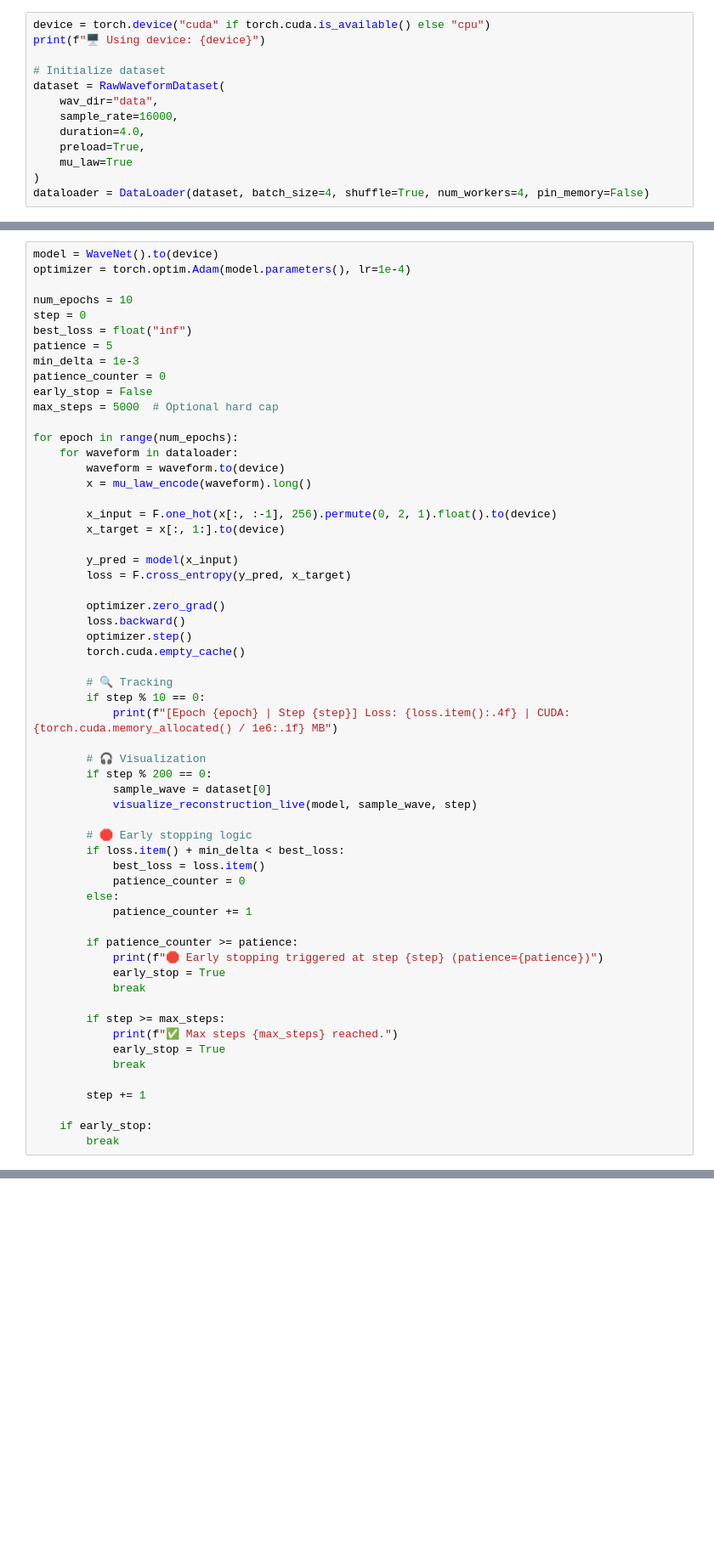
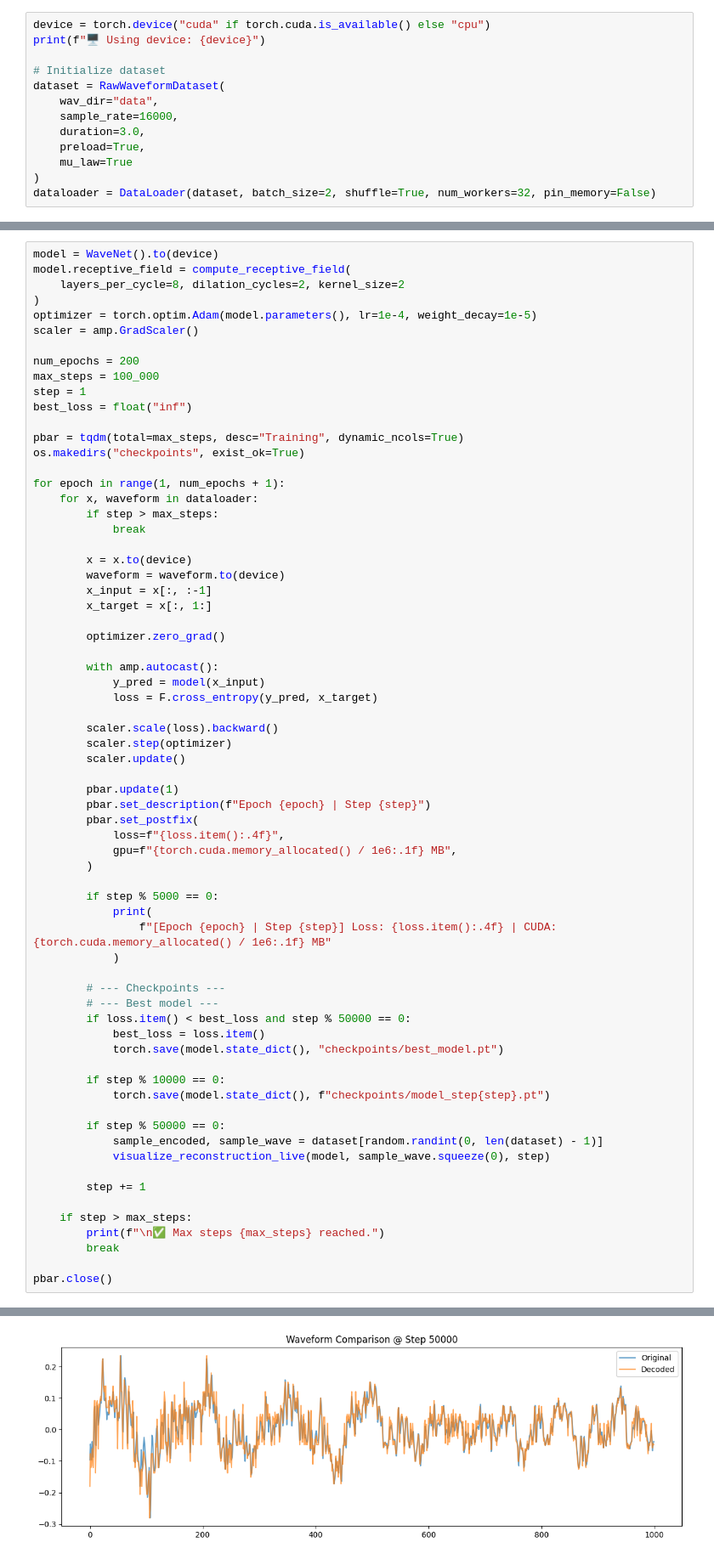
Before and after one commit to rsm-roguchi/cse253-assignment2, a Jupyter notebook: task3_new.ipynb, the cells around one changed output, grey strips where cells are left out. Shown at 85% size. Saved outputs shown, nothing was run; the diff lists cells and outputs as text; blank space fills up the shorter version.

```diff
--- a/task3_new.ipynb
+++ b/task3_new.ipynb
@@ -133,11 +237,11 @@ print(f"🖥️ Using device: {device}")
 dataset = RawWaveformDataset(
     wav_dir="data",
     sample_rate=16000,
-    duration=4.0,
+    duration=3.0,
     preload=True,
     mu_law=True
 )
-dataloader = DataLoader(dataset, batch_size=4, shuffle=True, num_workers=4, pin_memory=False)
+dataloader = DataLoader(dataset, batch_size=2, shuffle=True, num_workers=32, pin_memory=False)
 # %% [output]
 🖥️ Using device: cuda
 🔁 Preloading 1000 audio files...
@@ -184,61 +301,70 @@ def visualize_reconstruction_live(model, waveform, step, sample_rate=16000):
     plt.show()
 # %%
 model = WaveNet().to(device)
-optimizer = torch.optim.Adam(model.parameters(), lr=1e-4)
+model.receptive_field = compute_receptive_field(
+    layers_per_cycle=8, dilation_cycles=2, kernel_size=2
+)
+optimizer = torch.optim.Adam(model.parameters(), lr=1e-4, weight_decay=1e-5)
+scaler = amp.GradScaler()
 
-num_epochs = 10
-step = 0
+num_epochs = 200
+max_steps = 100_000
+step = 1
 best_loss = float("inf")
-patience = 5
-min_delta = 1e-3
-patience_counter = 0
-early_stop = False
-max_steps = 5000  # Optional hard cap
 
-for epoch in range(num_epochs):
-    for waveform in dataloader:
+pbar = tqdm(total=max_steps, desc="Training", dynamic_ncols=True)
+os.makedirs("checkpoints", exist_ok=True)
+
+for epoch in range(1, num_epochs + 1):
+    for x, waveform in dataloader:
+        if step > max_steps:
+            break
+
+        x = x.to(device)
         waveform = waveform.to(device)
-        x = mu_law_encode(waveform).long()
-
-        x_input = F.one_hot(x[:, :-1], 256).permute(0, 2, 1).float().to(device)
-        x_target = x[:, 1:].to(device)
-
-        y_pred = model(x_input)
-        loss = F.cross_entropy(y_pred, x_target)
+        x_input = x[:, :-1]
+        x_target = x[:, 1:]
 
         optimizer.zero_grad()
-        loss.backward()
-        optimizer.step()
-        torch.cuda.empty_cache()
 
-        # 🔍 Tracking
-        if step % 10 == 0:
-            print(f"[Epoch {epoch} | Step {step}] Loss: {loss.item():.4f} | CUDA: {torch.cuda.memory_allocated() / 1e6:.1f} MB")
+        with amp.autocast():
+            y_pred = model(x_input)
+            loss = F.cross_entropy(y_pred, x_target)
 
-        # 🎧 Visualization
-        if step % 200 == 0:
-            sample_wave = dataset[0]
-            visualize_reconstruction_live(model, sample_wave, step)
+        scaler.scale(loss).backward()
+        scaler.step(optimizer)
+        scaler.update()
 
-        # 🛑 Early stopping logic
-        if loss.item() + min_delta < best_loss:
+        pbar.update(1)
+        pbar.set_description(f"Epoch {epoch} | Step {step}")
+        pbar.set_postfix(
+            loss=f"{loss.item():.4f}",
+            gpu=f"{torch.cuda.memory_allocated() / 1e6:.1f} MB",
+        )
+
+        if step % 5000 == 0:
+            print(
+                f"[Epoch {epoch} | Step {step}] Loss: {loss.item():.4f} | CUDA: {torch.cuda.memory_allocated() / 1e6:.1f} MB"
+            )
+
+        # --- Checkpoints ---
+        # --- Best model ---
+        if loss.item() < best_loss and step % 50000 == 0:
             best_loss = loss.item()
-            patience_counter = 0
-        else:
-            patience_counter += 1
+            torch.save(model.state_dict(), "checkpoints/best_model.pt")
 
-        if patience_counter >= patience:
-            print(f"🛑 Early stopping triggered at step {step} (patience={patience})")
-            early_stop = True
-            break
+        if step % 10000 == 0:
+            torch.save(model.state_dict(), f"checkpoints/model_step{step}.pt")
 
-        if step >= max_steps:
-            print(f"✅ Max steps {max_steps} reached.")
-            early_stop = True
-            break
+        if step % 50000 == 0:
+            sample_encoded, sample_wave = dataset[random.randint(0, len(dataset) - 1)]
+            visualize_reconstruction_live(model, sample_wave.squeeze(0), step)
 
         step += 1
 
-    if early_stop:
+    if step > max_steps:
+        print(f"\n✅ Max steps {max_steps} reached.")
         break
+
+pbar.close()
 # %% [output]
@@ -262,0 +386 @@ KeyboardInterrupt:
+[figure, added]
```
Also changed, not shown: parts of 10 cells of this notebook, 14 other files.
